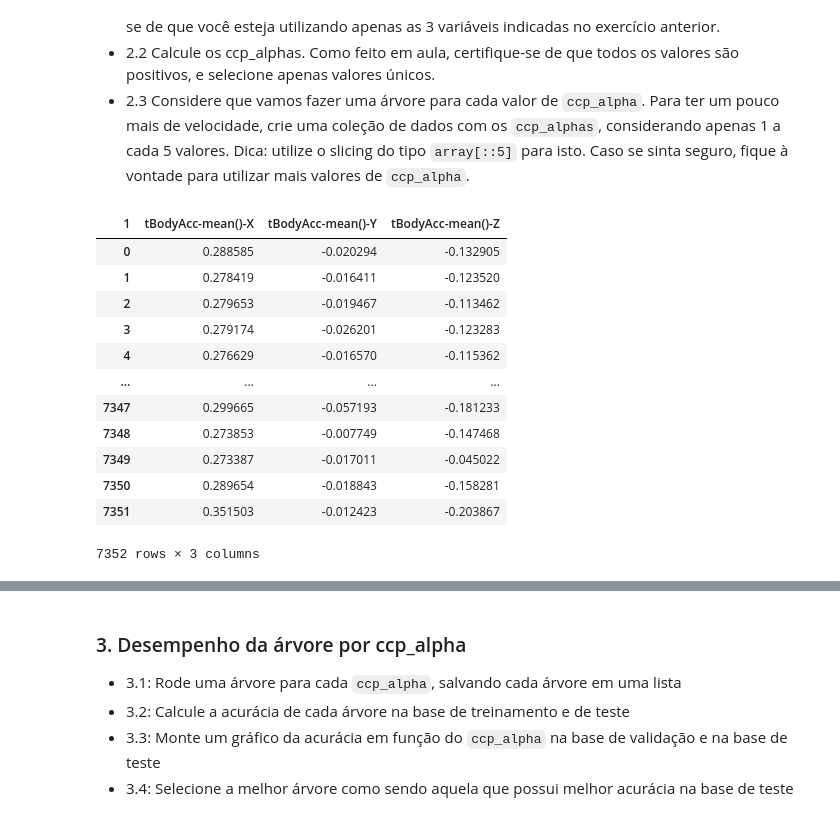
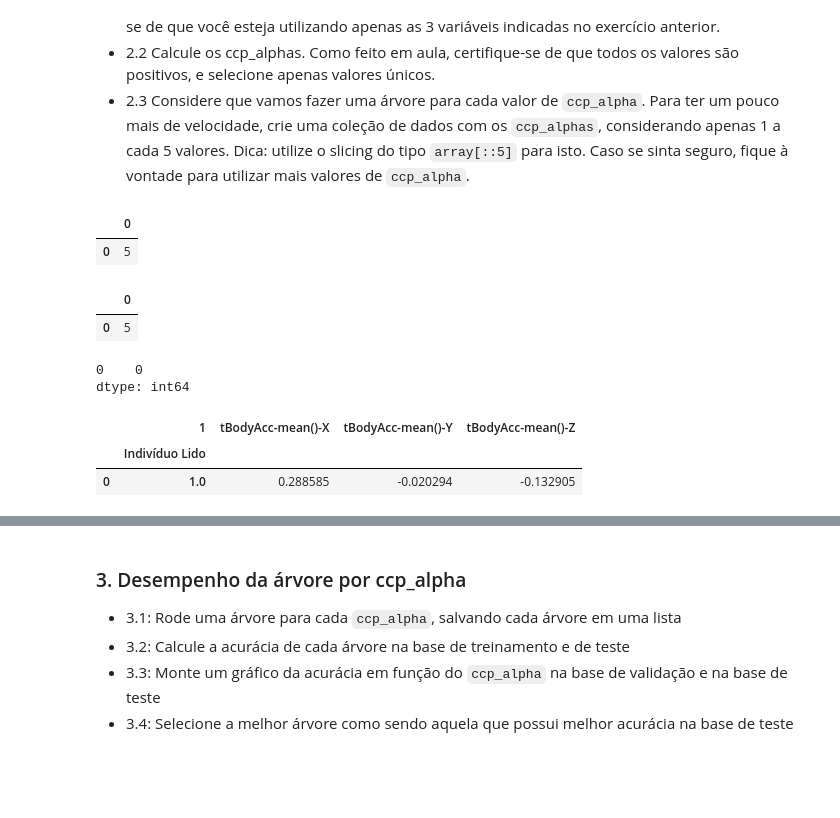
Before and after one commit to victortintel/ex1_modulo17_arvores2, a Jupyter notebook: ex1_victor_tintel_mod_17.ipynb, the cells around one changed output, grey strips where cells are left out. Drawn from its saved outputs; the diff is of its cells as text; code cells hidden in the pictures; blank space fills up the shorter version.

````diff
--- a/ex1_victor_tintel_mod_17.ipynb
+++ b/ex1_victor_tintel_mod_17.ipynb
@@ -291,21 +342,25 @@ y_testee.head(2)
 - 2.1 ajuste uma árvore de decisão com número mínimo de observações por folha = 20. Certifique-se de que você esteja utilizando apenas as 3 variáveis indicadas no exercício anterior.
 - 2.2 Calcule os ccp_alphas. Como feito em aula, certifique-se de que todos os valores são positivos, e selecione apenas valores únicos.
 - 2.3 Considere que vamos fazer uma árvore para cada valor de ```ccp_alpha```. Para ter um pouco mais de velocidade, crie uma coleção de dados com os ```ccp_alphas```, considerando apenas 1 a cada 5 valores. Dica: utilize o slicing do tipo ```array[::5]``` para isto. Caso se sinta seguro, fique à vontade para utilizar mais valores de ```ccp_alpha```.
-# %%
-X_trainn = X_trainn.reset_index()
+# %%
+y_train = pd.read_csv('./UCI HAR Dataset/train/y_train.txt', header=None, delim_whitespace=True)
+y_train.head(1)
+# %% [output]
+|  | 0 |
+| 0 | 5 |
+# %%
+y_test.head(1)
+# %% [output]
+|  | 0 |
+| 0 | 5 |
+# %%
+y_train.isna().sum()
+# %% [output]
+0    0
+dtype: int64
 # %%
-X_trainn
+X_trainn.head(1)
 # %% [output]
-| 1 | tBodyAcc-mean()-X | tBodyAcc-mean()-Y | tBodyAcc-mean()-Z |
-| 0 | 0.288585 | -0.020294 | -0.132905 |
-| 1 | 0.278419 | -0.016411 | -0.123520 |
-| 2 | 0.279653 | -0.019467 | -0.113462 |
-| 3 | 0.279174 | -0.026201 | -0.123283 |
-| 4 | 0.276629 | -0.016570 | -0.115362 |
-| ... | ... | ... | ... |
-| 7347 | 0.299665 | -0.057193 | -0.181233 |
-| 7348 | 0.273853 | -0.007749 | -0.147468 |
-| 7349 | 0.273387 | -0.017011 | -0.045022 |
-| 7350 | 0.289654 | -0.018843 | -0.158281 |
-| 7351 | 0.351503 | -0.012423 | -0.203867 |
+|  | 1 | tBodyAcc-mean()-X | tBodyAcc-mean()-Y | tBodyAcc-mean()-Z |
+|  | Indivíduo Lido |  |  |  |
+| 0 | 1.0 | 0.288585 | -0.020294 | -0.132905 |
-7352 rows × 3 columns
````
Also changed, not shown: parts of 18 cells of this notebook.
